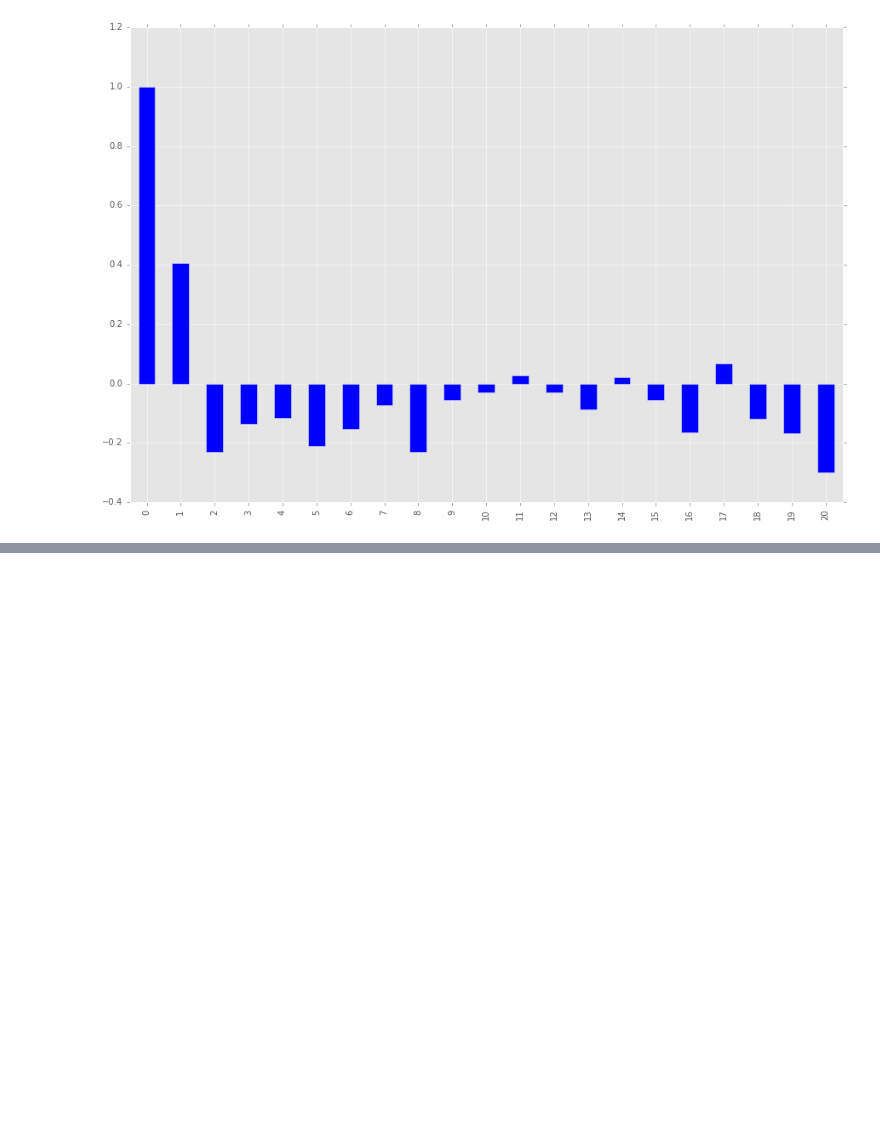
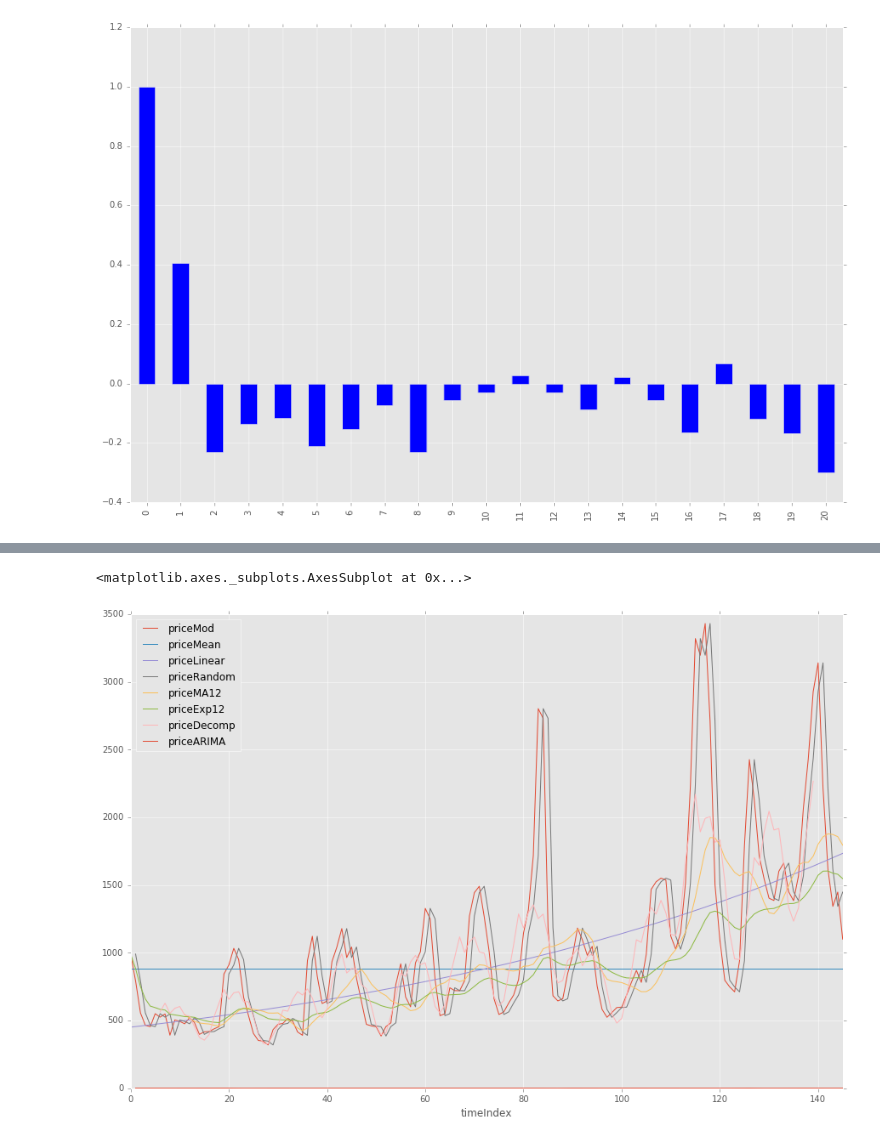
Before and after one commit to jithurjacob/machine-learning, a Jupyter notebook: time_series/5-Model.ipynb, the cells around one changed output, grey strips where cells are left out. Cells and saved outputs as stored; diff of their text form; code cells hidden in the pictures; blank space fills up the shorter version.

```diff
--- a/time_series/5-Model.ipynb
+++ b/time_series/5-Model.ipynb
@@ -672,0 +753,6 @@ plt.plot(results_ARIMA.fittedvalues, color='blue')
+# %%
+dfBang.plot(kind="line", x="timeIndex", y = ["priceMod", "priceMean", "priceLinear", "priceRandom",
+                                             "priceMA12", "priceExp12", "priceDecomp", "priceARIMA"])
+# %% [output]
+<matplotlib.axes._subplots.AxesSubplot at 0x...>
+[figure, added]
```
Also changed, not shown: parts of 29 cells of this notebook, 2 other files.
